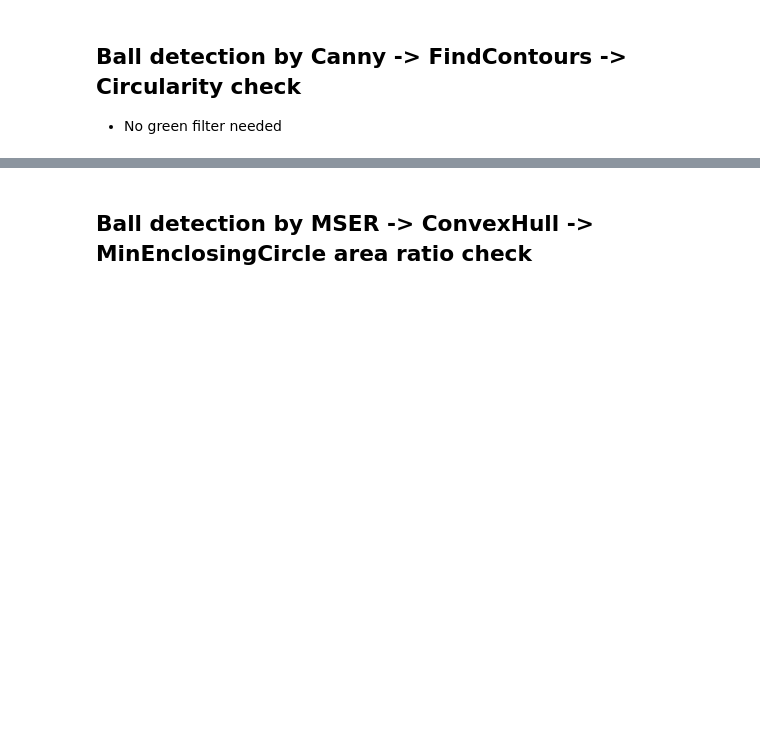
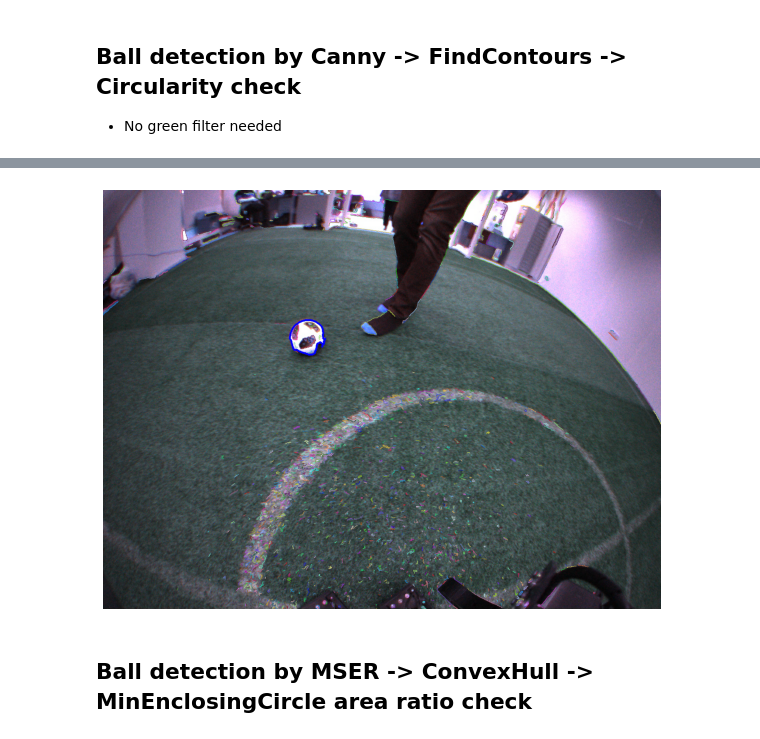
Before and after one commit to StarkitRobots/cvr_course, a Jupyter notebook: notebooks/cv_sem2.ipynb, the cells around one changed output, grey strips where cells are left out. Saved outputs shown, nothing was run; the diff lists cells and outputs as text; code cells hidden in the pictures; blank space fills up the shorter version.

```diff
--- a/notebooks/cv_sem2.ipynb
+++ b/notebooks/cv_sem2.ipynb
@@ -88,45 +141,31 @@ plt.show()
 # %%
-import cv2
-import numpy as np;
-from random import randrange
-from math import pi, fabs
-
-# Preparing input image
-im_rgb = cv2.imread("../data/imgs/ball.png", cv2.IMREAD_COLOR)
-im_gray = cv2.cvtColor(im_rgb, cv2.COLOR_BGR2GRAY)
-
-# Doing Canny edge detector
-edges = cv2.Canny(im_gray, 100, 200)
-
-# Displaying Canny edge detector results
-plt.imshow(edges)
-plt.show()
-
-
 # Doing FindContours to find and separate "contours" - long thin paths of pixels on Canny output
 contours, hierarchy = cv2.findContours(edges, cv2.RETR_LIST, cv2.CHAIN_APPROX_NONE)
 
 # Checking our contours circularity and drawing result
 # Checking each contour
 for contour in contours:
     # Picking some random color to draw a single contour to distinguish them
     color = (randrange(255), randrange(255), randrange(255))
     # Draw found contour with thin line, this is the contour we wil lcheck and it may or may not be our ball
     cv2.drawContours(im_rgb, contour, -1, color, 1)
     # Calculating a contour area (assuming it's closed) by built-in function
     area = cv2.contourArea(contour)
     # Calculating a contour length by built-in function
     perimeter = cv2.arcLength(contour, True)
     # If perimeter is long enough:
     if(perimeter>200):
         #Calculating curculatiry as a ration between area and perimeter. 0 - means bad circularity, 1 - perfect circle
         circularity = 4*pi*area/(perimeter*perimeter)
         if circularity > 0.5:
             # Drawing a contour of "good" contour with thick red line
             cv2.drawContours(im_rgb, contour, -1, (0,0,255), 3)
 
 # Display detection results
 plt.imshow(im_rgb)
+plt.axis('off')
 plt.show()
+# %% [output]
+[figure, added]
 # %% [markdown]
 ## Ball detection by  MSER -> ConvexHull -> MinEnclosingCircle area ratio check
```
Also changed, not shown: parts of 32 cells of this notebook.
